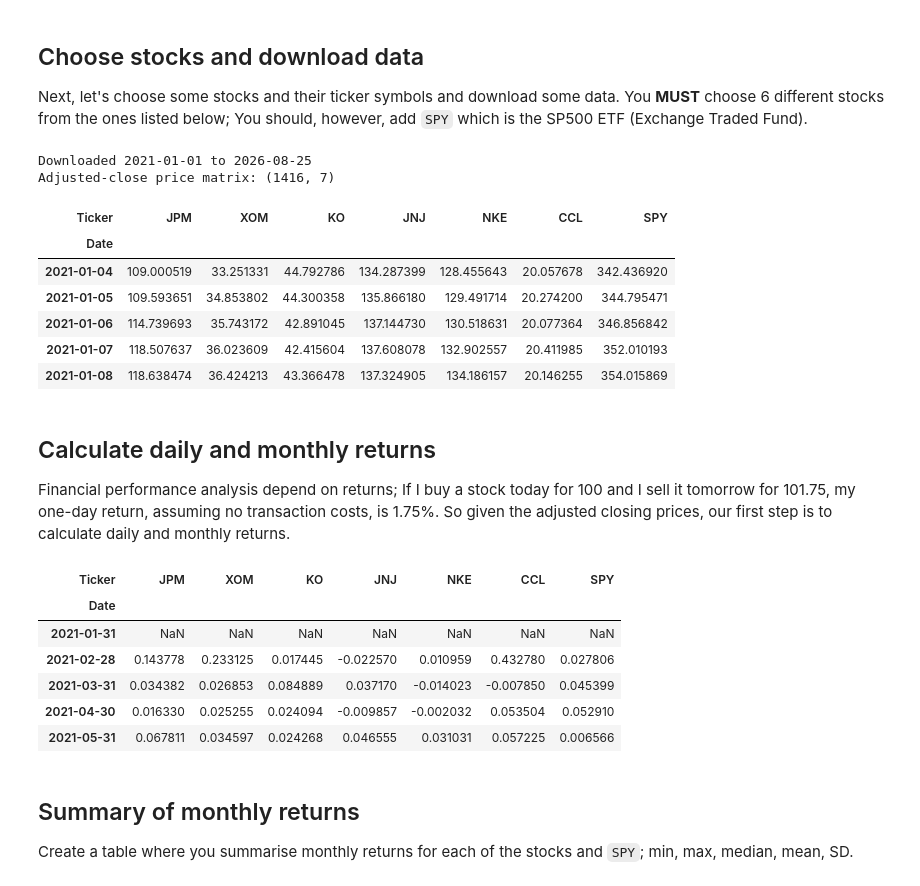
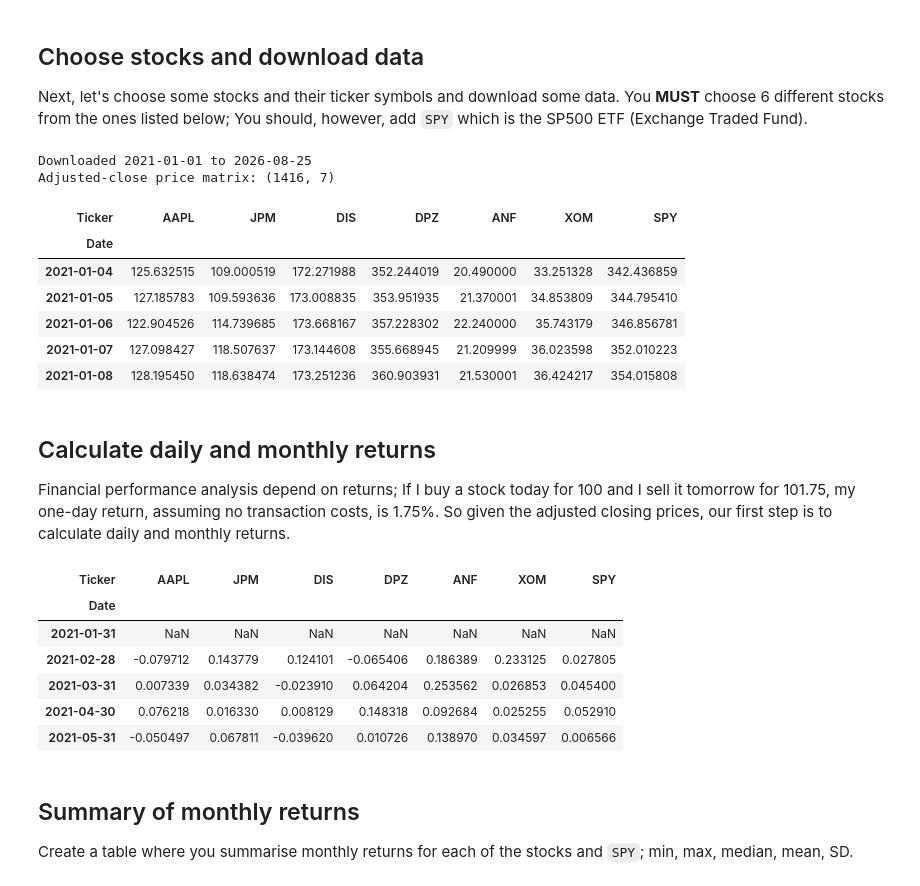
Before and after one commit to mkzung/am01-homework1, a Jupyter notebook: maksim-gorbuk-homework1.ipynb, the cells around one changed output. Cells and saved outputs as stored; diff of their text form; code cells hidden in the pictures.

```diff
--- a/maksim-gorbuk-homework1.ipynb
+++ b/maksim-gorbuk-homework1.ipynb
@@ -592,46 +594,40 @@ Next, let's choose some stocks and their ticker symbols and download some data.
 # %%
 # Download stock data
 
 # The 6 chosen stocks plus SPY (the S&P 500 ETF)
-# Six stocks picked from nyse.csv across six different sectors, so the
-# risk-return comparison is not just one industry, plus SPY as the benchmark.
-#   JPM  Finance                | XOM  Energy
-#   KO   Consumer Non-Durables  | JNJ  Health Care
-#   NKE  Consumer Non-Durables  | CCL  Consumer Services (cruise line)
-my_stocks = ["JPM", "XOM", "KO", "JNJ", "NKE", "CCL", "SPY"]
+my_stocks = ["AAPL", "JPM", "DIS", "DPZ", "ANF", "XOM", "SPY"]
 
 # Date range: start on 1 January five years ago, end today.
-# Computed from today's date so it always stays current when re-run.
 end_date = pd.Timestamp.today().normalize()
 start_date = pd.Timestamp(year=end_date.year - 5, month=1, day=1)
 
-# Download every ticker in ONE call. Passing a list to yf.download returns a
-# frame with a two-level column index (field, ticker); selecting "Adj Close"
-# collapses it to a tidy price matrix: dates on the index, one column per stock.
+# Download all the tickers in one call. Passing a list gives back a frame with
+# two levels of columns (field, ticker), so we pick "Adj Close" to get a simple
+# table of prices: dates on the rows, one column per stock.
 prices = yf.download(
     my_stocks,
     start=start_date,
     end=end_date,
     auto_adjust=False,   # keep the explicit "Adj Close" column
     progress=False,
 )["Adj Close"]
 
-# yfinance returns the columns alphabetically, so reorder to match our list.
+# yfinance sorts the columns alphabetically, so put them back in our order.
 prices = prices[my_stocks]
 
 print(f"Downloaded {start_date.date()} to {end_date.date()}")
 print("Adjusted-close price matrix:", prices.shape)   # (trading days, stocks)
 prices.head()
 # %% [output]
 Downloaded 2021-01-01 to 2026-08-25
 Adjusted-close price matrix: (1416, 7)
-| Ticker | JPM | XOM | KO | JNJ | NKE | CCL | SPY |
+| Ticker | AAPL | JPM | DIS | DPZ | ANF | XOM | SPY |
 | Date |  |  |  |  |  |  |  |
-| 2021-01-04 | 109.000519 | 33.251331 | 44.792786 | 134.287399 | 128.455643 | 20.057678 | 342.436920 |
-| 2021-01-05 | 109.593651 | 34.853802 | 44.300358 | 135.866180 | 129.491714 | 20.274200 | 344.795471 |
-| 2021-01-06 | 114.739693 | 35.743172 | 42.891045 | 137.144730 | 130.518631 | 20.077364 | 346.856842 |
-| 2021-01-07 | 118.507637 | 36.023609 | 42.415604 | 137.608078 | 132.902557 | 20.411985 | 352.010193 |
-| 2021-01-08 | 118.638474 | 36.424213 | 43.366478 | 137.324905 | 134.186157 | 20.146255 | 354.015869 |
+| 2021-01-04 | 125.632515 | 109.000519 | 172.271988 | 352.244019 | 20.490000 | 33.251328 | 342.436859 |
+| 2021-01-05 | 127.185783 | 109.593636 | 173.008835 | 353.951935 | 21.370001 | 34.853809 | 344.795410 |
+| 2021-01-06 | 122.904526 | 114.739685 | 173.668167 | 357.228302 | 22.240000 | 35.743179 | 346.856781 |
+| 2021-01-07 | 127.098427 | 118.507637 | 173.144608 | 355.668945 | 21.209999 | 36.023598 | 352.010223 |
+| 2021-01-08 | 128.195450 | 118.638474 | 173.251236 | 360.903931 | 21.530001 | 36.424217 | 354.015808 |
 # %% [markdown]
 ## Calculate daily and monthly returns
 
@@ -649,13 +645,13 @@ yearly_returns  = prices.resample("YE").last().pct_change()
 
 monthly_returns.head()
 # %% [output]
-| Ticker | JPM | XOM | KO | JNJ | NKE | CCL | SPY |
+| Ticker | AAPL | JPM | DIS | DPZ | ANF | XOM | SPY |
 | Date |  |  |  |  |  |  |  |
 | 2021-01-31 | NaN | NaN | NaN | NaN | NaN | NaN | NaN |
-| 2021-02-28 | 0.143778 | 0.233125 | 0.017445 | -0.022570 | 0.010959 | 0.432780 | 0.027806 |
-| 2021-03-31 | 0.034382 | 0.026853 | 0.084889 | 0.037170 | -0.014023 | -0.007850 | 0.045399 |
-| 2021-04-30 | 0.016330 | 0.025255 | 0.024094 | -0.009857 | -0.002032 | 0.053504 | 0.052910 |
-| 2021-05-31 | 0.067811 | 0.034597 | 0.024268 | 0.046555 | 0.031031 | 0.057225 | 0.006566 |
+| 2021-02-28 | -0.079712 | 0.143779 | 0.124101 | -0.065406 | 0.186389 | 0.233125 | 0.027805 |
+| 2021-03-31 | 0.007339 | 0.034382 | -0.023910 | 0.064204 | 0.253562 | 0.026853 | 0.045400 |
+| 2021-04-30 | 0.076218 | 0.016330 | 0.008129 | 0.148318 | 0.092684 | 0.025255 | 0.052910 |
+| 2021-05-31 | -0.050497 | 0.067811 | -0.039620 | 0.010726 | 0.138970 | 0.034597 | 0.006566 |
 # %% [markdown]
 ## Summary of monthly returns
 
```
Also changed, not shown: parts of 15 cells of this notebook, 2 other files.
